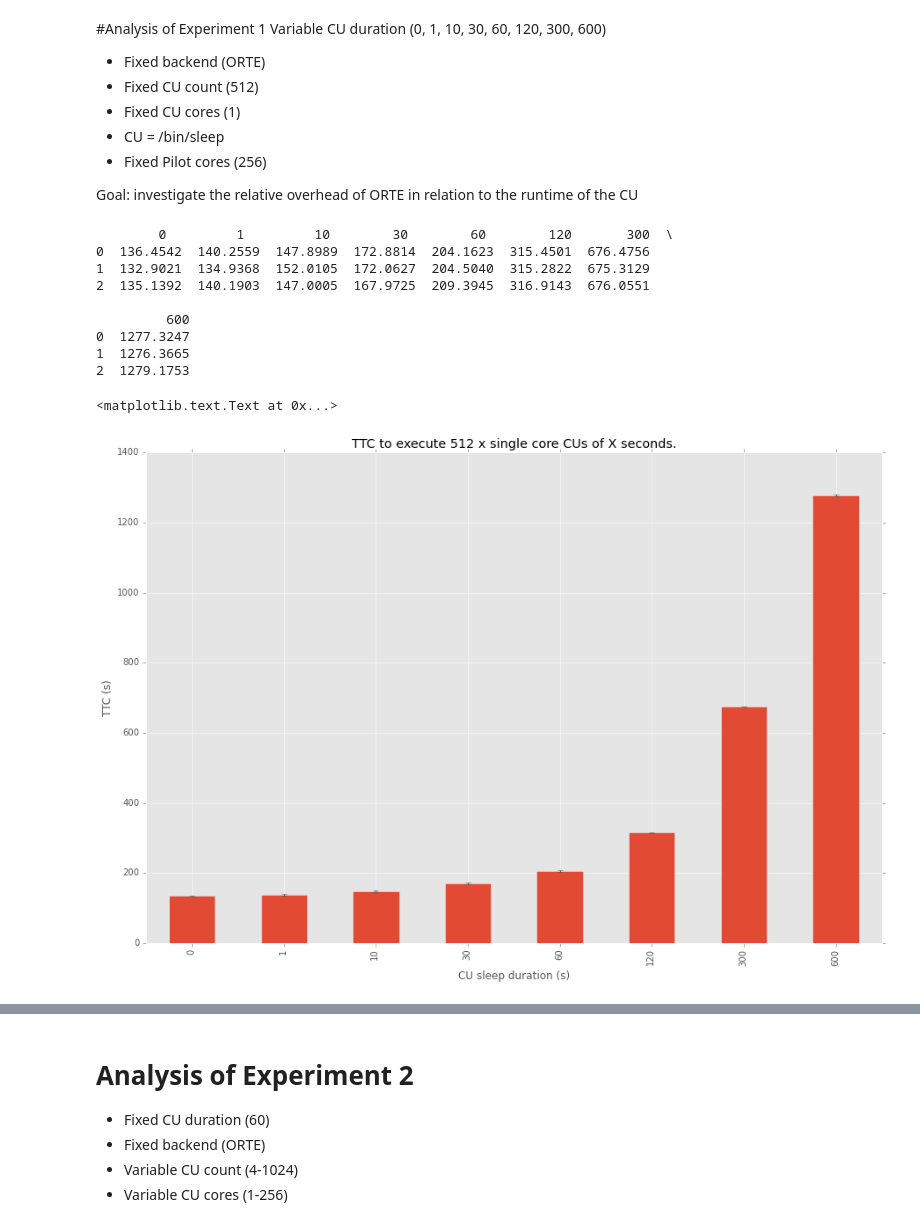
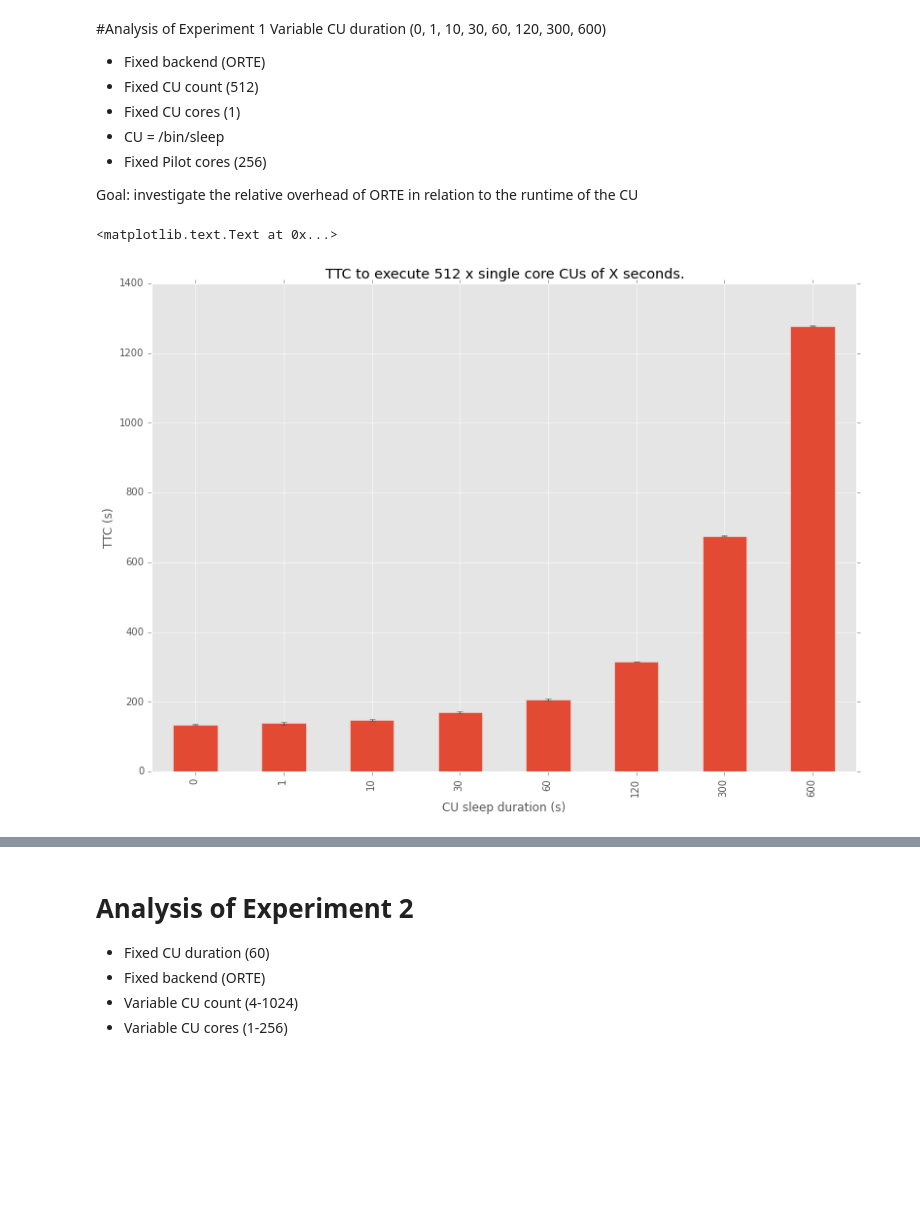
Before and after one commit to radical-experiments/rp-orte-bw, a Jupyter notebook: notebooks/bw_experiments.ipynb, the cells around one changed output, grey strips where cells are left out. Drawn from its saved outputs; the diff is of its cells as text; code cells hidden in the pictures; blank space fills up the shorter version.

```diff
--- a/notebooks/bw_experiments.ipynb
+++ b/notebooks/bw_experiments.ipynb
@@ -19,6 +19,8 @@ format='png' # pdf, png, svg
 %config InlineBackend.figure_formats=[format]
 #mp.style.use('fivethirtyeight')
 mp.style.use('ggplot')
+
+mp.pylab.rcParams['figure.figsize'] = (13, 9)
 
 #Colormap possible values are:
 #Spectral, summer, coolwarm, Wistia_r, pink_r, Set1, Set2, Set3, brg_r, Dark2, prism, PuOr_r, afmhot_r,
@@ -487,47 +479,37 @@ orte_ttc = {}
 orte_execq = {}
 
 for runtime in cu_runtime:
 
     orte_ids[runtime] = select_exp_from_repo(
         exp1,
         {
             'cu_runtime': runtime
         }
     )
 
     orte_ttc[runtime] = []
     orte_execq[runtime] = []
     for sid in orte_ids[runtime]:
 
         norm_sid = normalize_id(sid)
 
         # Get multiple pilots from session
         for pid in store.get('%s/pilots' % norm_sid)['pid']:
             df = store.get('/%s/prof/%s' % (norm_sid, normalize_id(pid)))
 
             # TTC
             orte_ttc[runtime].append(df['ewa_complete'].max() - df['a_to_s'].min())
 
 orte_df = pd.DataFrame(orte_ttc)
 stddev = orte_df.std()
 
-print orte_df
-ax = orte_df.mean().plot(kind='bar', yerr=stddev, figsize=(15,10))
+ax = orte_df.mean().plot(kind='bar', yerr=stddev)
+ax.set_title('TTC to execute 512 x single core CUs of X seconds.')
 ax.set_ylabel('TTC (s)')
 ax.set_xlabel('CU sleep duration (s)')
-ax.set_title('TTC to execute 512 x single core CUs of X seconds.')
 # %% [output]
-        0         1         10        30        60        120       300  \
-0  136.4542  140.2559  147.8989  172.8814  204.1623  315.4501  676.4756
-1  132.9021  134.9368  152.0105  172.0627  204.5040  315.2822  675.3129
-2  135.1392  140.1903  147.0005  167.9725  209.3945  316.9143  676.0551
-
-         600
-0  1277.3247
-1  1276.3665
-2  1279.1753
+<matplotlib.text.Text at 0x...>
-<matplotlib.text.Text at 0x...>
-[figure, old version]
+[figure, new version]
 # %%
 #
 # Calculate TTC, split up
```
Also changed, not shown: parts of 9 cells of this notebook.
